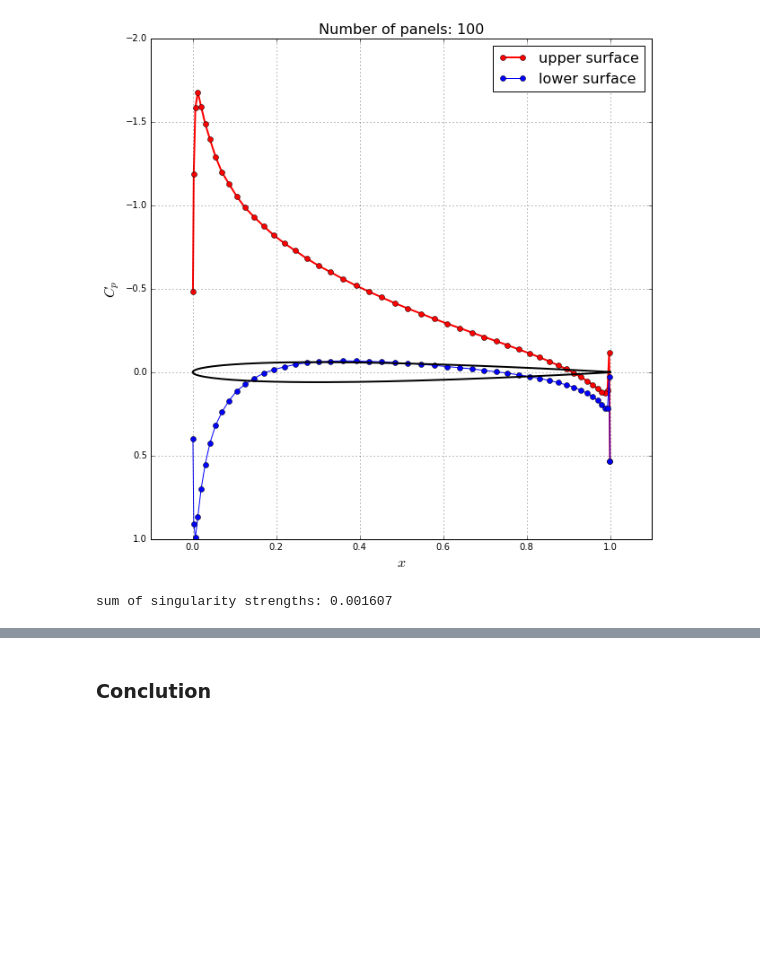
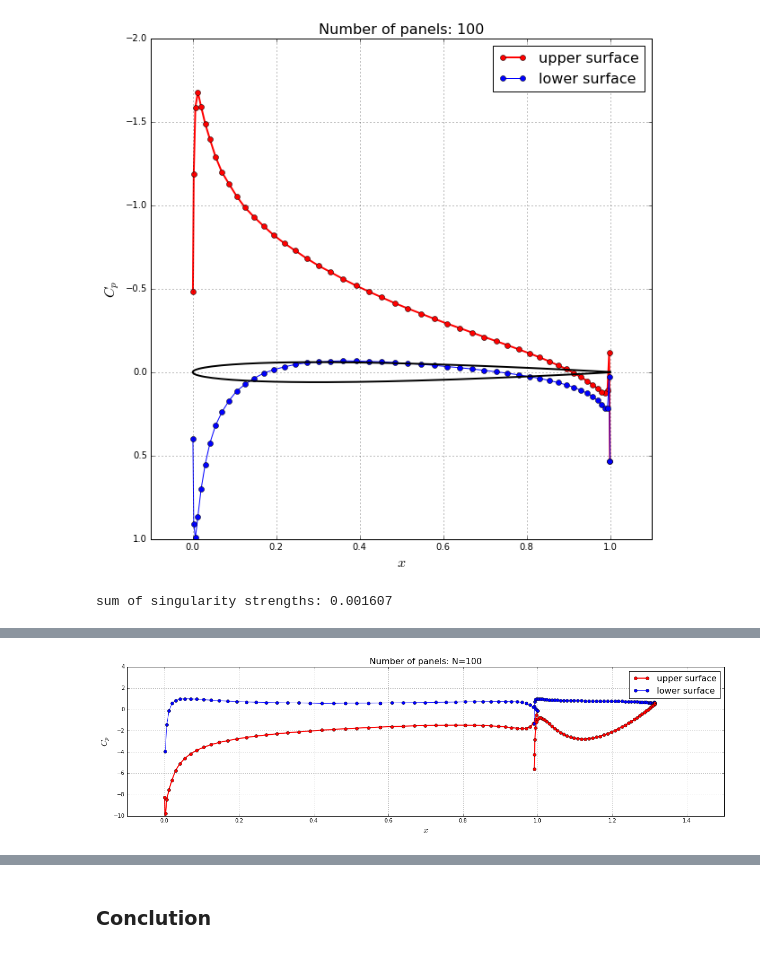
Before and after one commit to barbagroup/AeroPython-studentprojects2017, a Jupyter notebook: Project of Dongyu Liang/project-Dongyu.ipynb, the cells around one changed output, grey strips where cells are left out. Cells and saved outputs as stored; diff of their text form; code cells hidden in the pictures; blank space fills up the shorter version.

```diff
--- a/Project of Dongyu Liang/project-Dongyu.ipynb
+++ b/Project of Dongyu Liang/project-Dongyu.ipynb
@@ -640,0 +543,3 @@ freestream = Freestream(u_inf, alpha2)      # instantiation of the object freest
+# %%
+A_source=source_contribution_normal(total_panels)
+B_vortex= vortex_contribution_normal(total_panels)
@@ -640,0 +592,13 @@ freestream = Freestream(u_inf, alpha2)      # instantiation of the object freest
+# %%
+A = build_singularity_matrix1(A_source, B_vortex)
+b = build_freestream_rhs1(total_panels, freestream)
+# %%
+# solve for singularity strengths
+strengths = numpy.linalg.solve(A, b)
+
+# store source strength on each panel
+for i , panel in enumerate(total_panels):
+    panel.sigma = strengths[i]
+
+# store circulation density
+gamma=numpy.append(strengths[-2], strengths[-1])
@@ -640,0 +622,26 @@ freestream = Freestream(u_inf, alpha2)      # instantiation of the object freest
+# %%
+# plot surface pressure coefficient
+pyplot.figure(figsize=(20, 5))
+pyplot.grid()
+pyplot.xlabel('$x$', fontsize=16)
+pyplot.ylabel('$C_p$', fontsize=16)
+pyplot.plot([panel.xc for panel in total_panels[:N]if panel.loc == 'upper'],
+            [panel.cp for panel in total_panels[:N] if panel.loc == 'upper'],
+            label='upper surface',
+            color='r', linestyle='-', linewidth=2, marker='o', markersize=6)
+pyplot.plot([panel.xc for panel in total_panels[N:] if panel.loc == 'lower'],
+            [panel.cp for panel in total_panels[N:] if panel.loc == 'lower'],
+            color='b', linestyle='-', linewidth=1, marker='o', markersize=6)
+pyplot.plot([panel.xc for panel in total_panels[N:]if panel.loc == 'upper'],
+            [panel.cp for panel in total_panels[N:] if panel.loc == 'upper'],
+            color='r', linestyle='-', linewidth=2, marker='o', markersize=6)
+pyplot.plot([panel.xc for panel in total_panels[:N] if panel.loc == 'lower'],
+            [panel.cp for panel in total_panels[:N] if panel.loc == 'lower'],
+            label= 'lower surface',
+            color='b', linestyle='-', linewidth=1, marker='o', markersize=6)
+pyplot.legend(loc='best', prop={'size':16})
+pyplot.xlim(-0.1, 1.5)
+pyplot.ylim(-10, 4.0)
+pyplot.title('Number of panels: N=100', fontsize=16);
+# %% [output]
+[figure, added]
```
Also changed, not shown: parts of 70 cells of this notebook.
